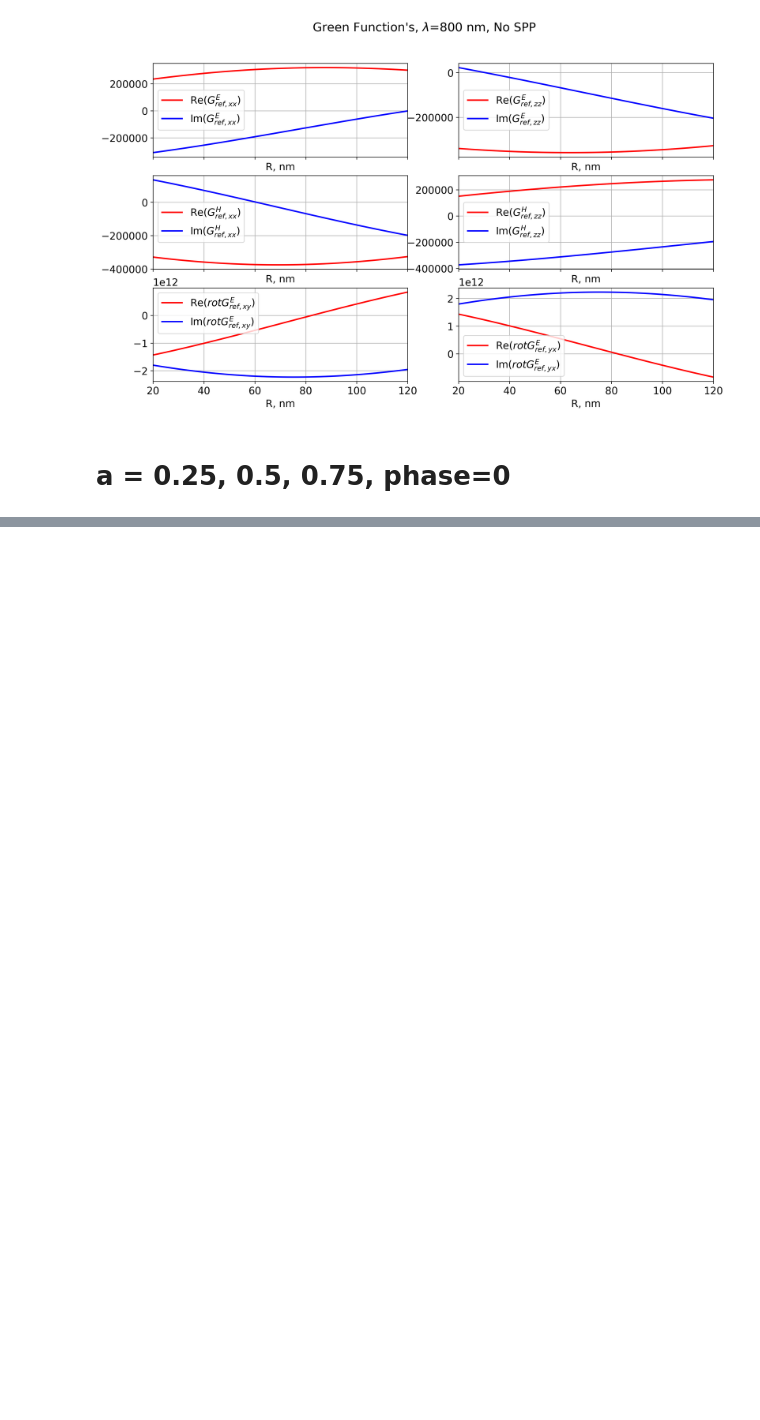
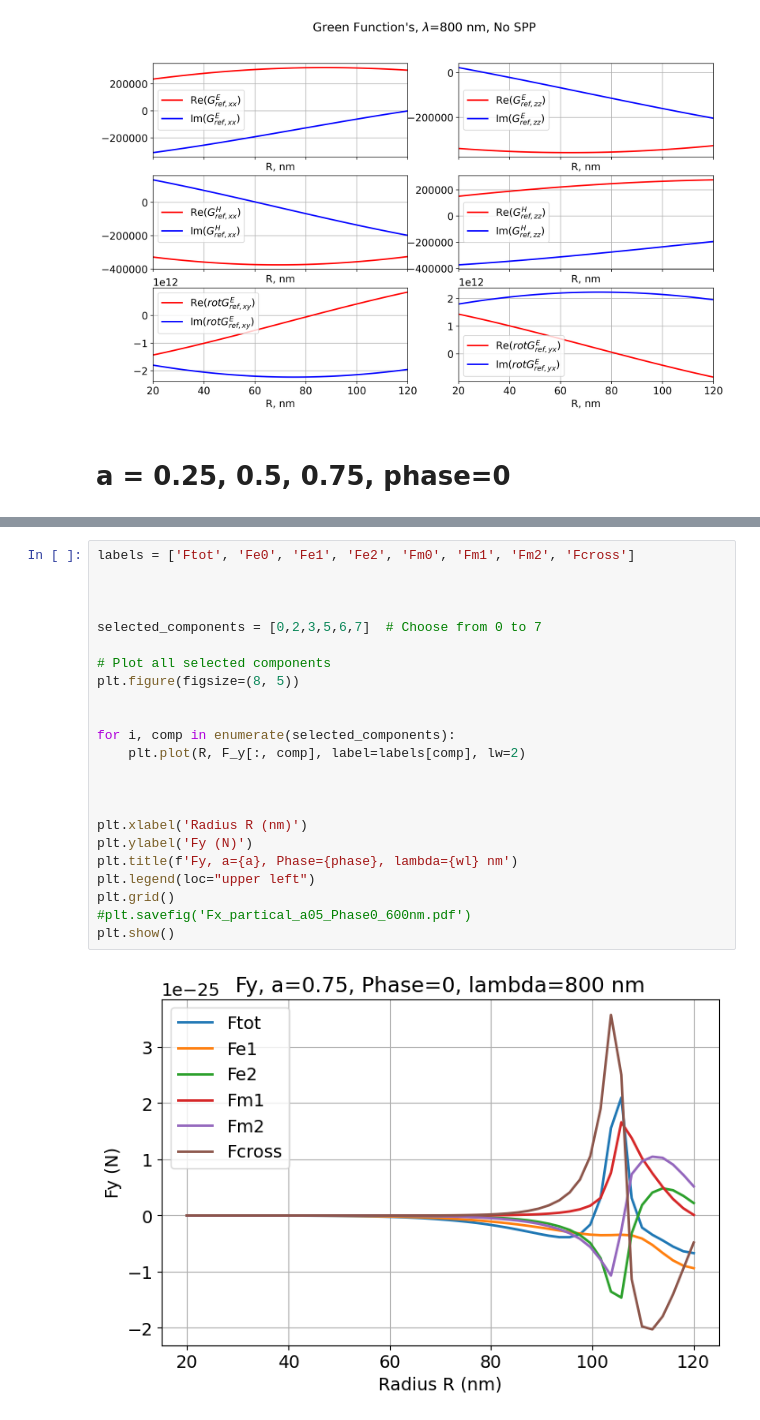
Before and after one commit to semyonbo/SPP_ANALYTICAL, a Jupyter notebook: TE-TM-force_compare.ipynb, the cells around one changed output, grey strips where cells are left out. Cells and saved outputs as stored; diff of their text form; blank space fills up the shorter version.

```diff
--- a/TE-TM-force_compare.ipynb
+++ b/TE-TM-force_compare.ipynb
@@ -246,0 +293,25 @@ plt.show()
+# %%
+labels = ['Ftot', 'Fe0', 'Fe1', 'Fe2', 'Fm0', 'Fm1', 'Fm2', 'Fcross']
+
+
+
+selected_components = [0,2,3,5,6,7]  # Choose from 0 to 7
+
+# Plot all selected components
+plt.figure(figsize=(8, 5))
+
+
+for i, comp in enumerate(selected_components):
+    plt.plot(R, F_y[:, comp], label=labels[comp], lw=2)
+
+
+
+plt.xlabel('Radius R (nm)')
+plt.ylabel('Fy (N)')
+plt.title(f'Fy, a={a}, Phase={phase}, lambda={wl} nm')
+plt.legend(loc="upper left")
+plt.grid()
+#plt.savefig('Fx_partical_a05_Phase0_600nm.pdf')
+plt.show()
+# %% [output]
+[figure, added]
```
Also changed, not shown: parts of 12 cells of this notebook.
